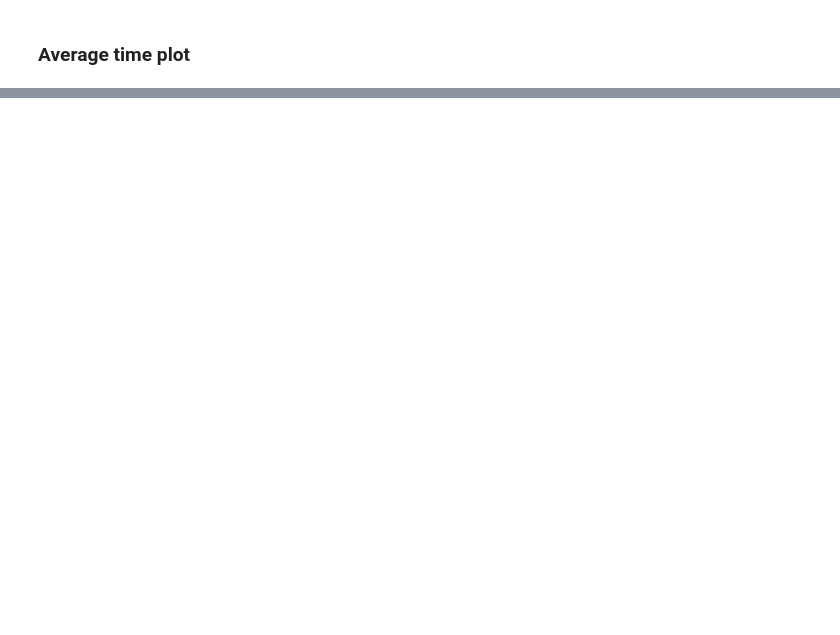
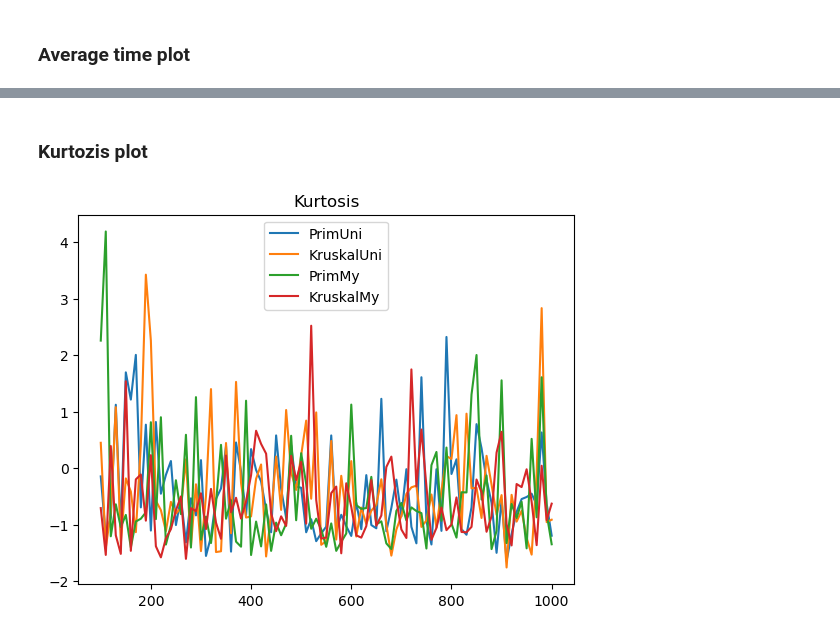
Before and after one commit to pucikplay/MPA, a Jupyter notebook: L2/l2.ipynb, the cells around one changed output, grey strips where cells are left out. Saved outputs shown, nothing was run; the diff lists cells and outputs as text; code cells hidden in the pictures; blank space fills up the shorter version.

```diff
--- a/L2/l2.ipynb
+++ b/L2/l2.ipynb
@@ -150,0 +158,13 @@ clf()
+# %% [markdown]
+### Kurtozis plot
+# %%
+plot(N,[t[4] for t in timesPrimUni], label="PrimUni")
+plot(N,[t[4] for t in timesKruskalUni], label="KruskalUni")
+plot(N,[t[4] for t in timesPrimMy], label="PrimMy")
+plot(N,[t[4] for t in timesKruskalMy], label="KruskalMy")
+title("Kurtosis")
+legend()
+display(gcf())
+clf()
+# %% [output]
+[figure, added]
```
Also changed, not shown: parts of 9 cells of this notebook.
